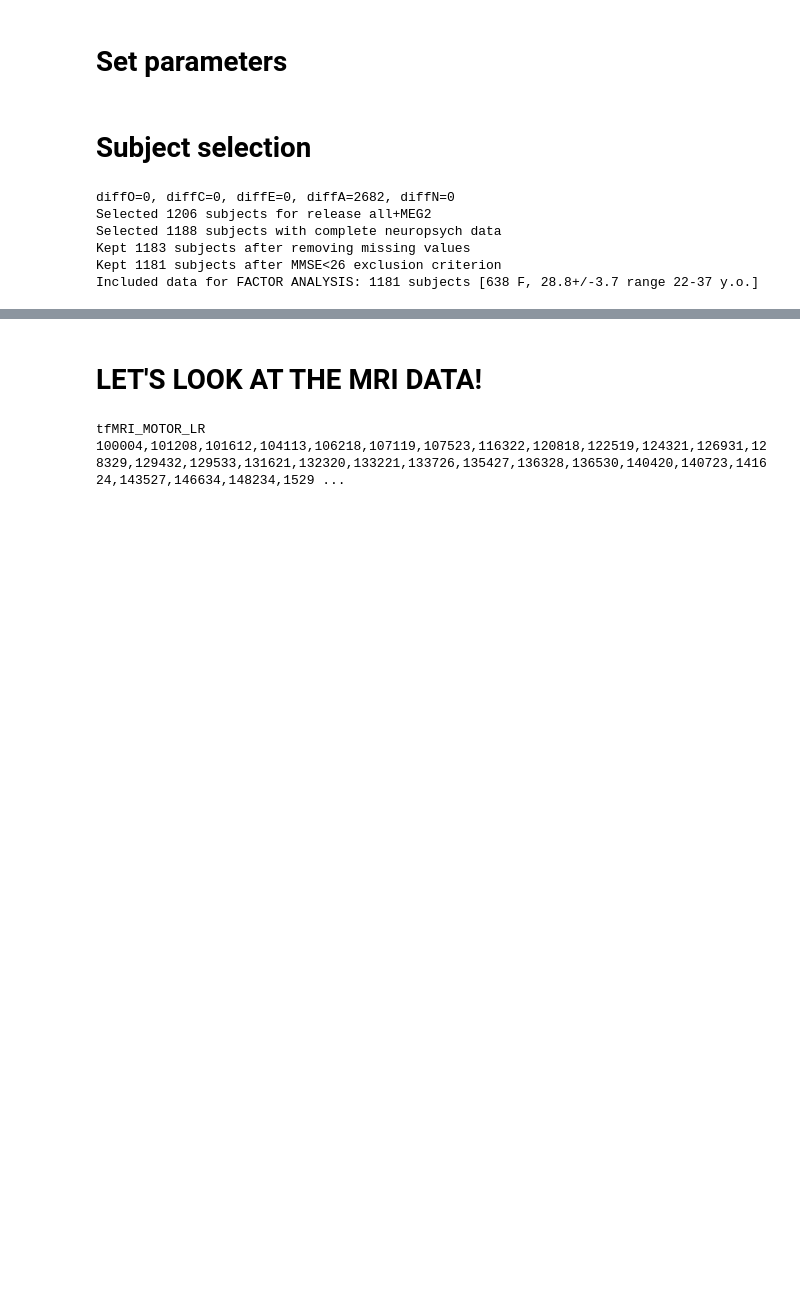
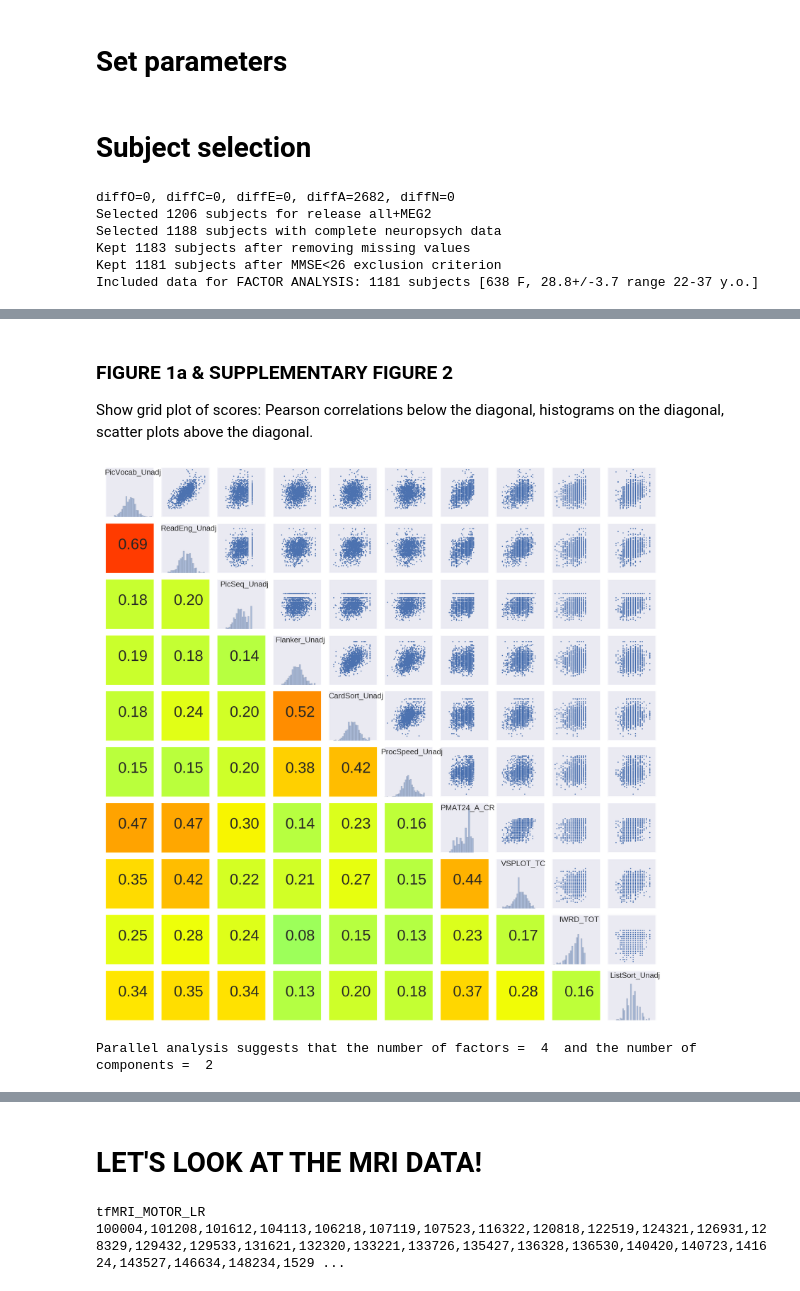
Before and after one commit to paola-g/HCP_MRI-behavior, a Jupyter notebook: intelligence_TASK+REST.ipynb, the cells around one changed output, grey strips where cells are left out. Saved outputs shown, nothing was run; the diff lists cells and outputs as text; code cells hidden in the pictures; blank space fills up the shorter version.

```diff
--- a/intelligence_TASK+REST.ipynb
+++ b/intelligence_TASK+REST.ipynb
@@ -15,0 +14,5 @@ from HCP_helpers import *
+# %%
+from HCP_helpers import *
+%load_ext rpy2.ipython
+%matplotlib inline
+plt.rcParams['svg.fonttype'] = 'none'
@@ -26,8 +84,8 @@ config.DATADIR                 = '/scratch/duboisjx/data/HCP/MRI'
 config.release                 = 'all+MEG2'
 # Which resting-state denoising pipeline should be used for Task and for Rest?
 # A replicates Finn et al Nature Neuroscience 2015 as closely as possible
-config.pipelineTask            = 'A'
-config.pipelineRest            = 'A'
+config.pipelineName            = 'A'
+
 # list available runs
 fmriRuns                       = ['rfMRI_REST1_LR','rfMRI_REST1_RL',
                                   'rfMRI_REST2_LR','rfMRI_REST2_RL',
@@ -69,7 +127,7 @@ config.movementRegressorsFile  = 'Movement_Regressors_dt.txt'
 config.queue        = True
 parallelEnvironment = 'smp' #'openmp'
 # output directory
-outDir              = op.join(config.DATADIR,'Results','INTELLIGENCE_TASK',config.pipelineName,config.parcellationName)
+outDir              = op.join(config.DATADIR,'Results','INTELLIGENCE_TASK+REST',config.pipelineName,config.parcellationName)
 if not op.isdir(outDir):
     makedirs(outDir)
 
@@ -210,0 +304,54 @@ Included data for FACTOR ANALYSIS: 1181 subjects [638 F, 28.8+/-3.7 range 22-37
+# %% [markdown]
+### FIGURE 1a & SUPPLEMENTARY FIGURE 2
+Show grid plot of scores: Pearson correlations below the diagonal, histograms on the diagonal, scatter plots above the diagonal.
+# %%
+def corrfunc(x, y, **kws):
+    cmap = matplotlib.cm.get_cmap('jet')
+    r, _ = stats.pearsonr(x, y)
+    ax = plt.gca()
+    ax.text(0.5, 0.5, "{:.2f}".format(r), size=48, ha='center', va='center')
+    ax.set_axis_bgcolor(cmap((r+1)/2))
+    ax.spines['left'].set_visible(False)
+    ax.spines['bottom'].set_visible(False)
+def diagfunc(x, **kws):
+    ax = plt.gca()
+    ylims = ax.get_ylim()
+    ax.text(0.5, ylims[0]+0.9*(ylims[1]-ylims[0]), x.name, size=24, ha='center', va='center')
+    ax.spines['left'].set_visible(False)
+
+g = sns.PairGrid(cogdf, palette=["red"])
+g.map_upper(plt.scatter, s=10)
+g.map_diag(sns.distplot, kde=False)
+g.map_diag(diagfunc)
+g.map_lower(corrfunc)
+
+lims = (-4,4)
+for ax in g.axes.flatten():
+    ax.set_xticks([])
+    ax.set_yticks([])
+    ax.set_xlabel('')
+    ax.set_ylabel('')
+    ax.set_xlim(lims)
+    ax.set_ylim(lims)
+    ax.spines['left'].set_visible(False)
+    ax.spines['bottom'].set_visible(False)
+
+if exportFigs:
+    plt.savefig(op.join(outDir,"testCorr.svg"), format='svg')
+
+# cmap = matplotlib.cm.get_cmap('jet')
+# c = np.random.random((10,10))
+# sns.heatmap(c,annot=True, fmt=".2f", cmap=cmap, vmin=-1,vmax=1)
+# if exportFigs:
+#     plt.savefig("/scratch/duboisjx/testCorrCBAR.svg", format='svg')
+# %% [output]
+[figure, added]
+# %%
+%%R -i cogdf -o faValues,faSim,faSimR
+
+out = fa.parallel(cogdf,plot=F)#error.bars=T,se.bars=F,
+faValues = out$fa.values
+faSim    = out$fa.sim
+faSimR   = out$fa.simr
+# %% [output]
+Parallel analysis suggests that the number of factors =  4  and the number of components =  2
```
Also changed, not shown: parts of 20 cells of this notebook, 1 other file.
